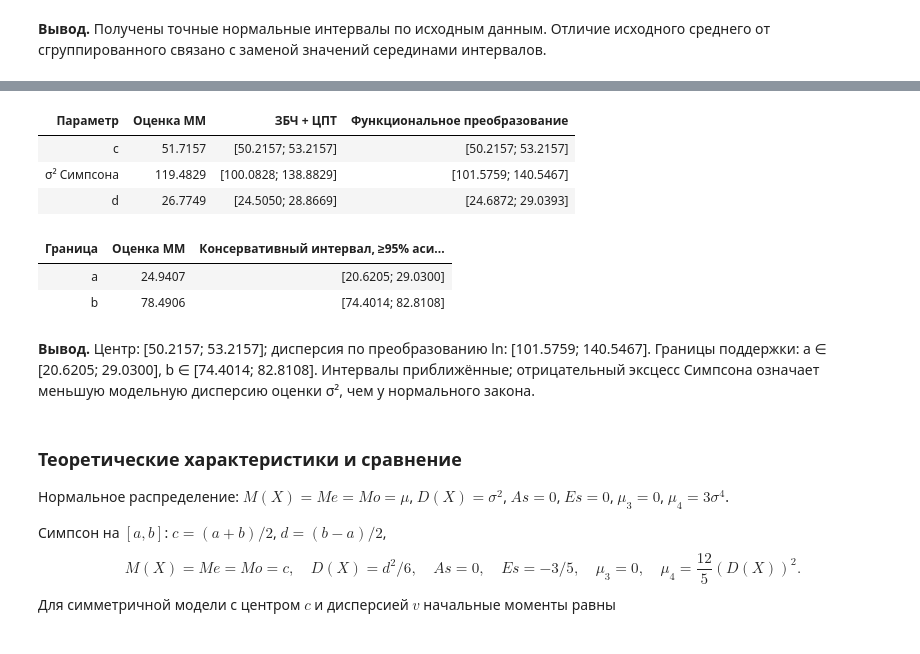
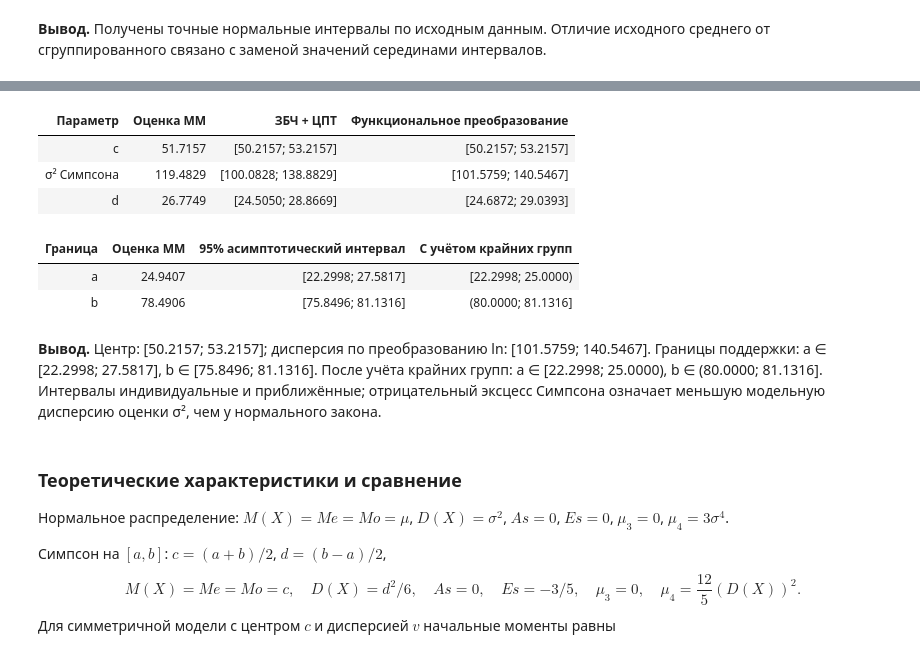
Before and after one commit to Crocron4ik/mathstat_lab1, a Jupyter notebook: mathstat_variant18.ipynb, the cells around one changed output, grey strips where cells are left out. Cells and saved outputs as stored; diff of their text form; code cells hidden in the pictures.

Commit message:
Align confidence interval algorithm with CLT and plug-in derivations

```diff
--- a/mathstat_variant18.ipynb
+++ b/mathstat_variant18.ipynb
@@ -1644,42 +1210,48 @@ $$
 # %%
 shape_variance = 7/5
 se_c_sim = np.sqrt(dB/nB)
 se_var_sim = dB*np.sqrt(shape_variance/nB)
 ci_c_sim = c_sim_mm + np.array([-1, 1])*z*se_c_sim
 ci_var_sim = np.maximum(0, dB + np.array([-1, 1])*z*se_var_sim)
 ci_var_sim_transform = dB*np.exp(np.array([-1, 1])*z*np.sqrt(shape_variance/nB))
 ci_d_sim = np.sqrt(6*ci_var_sim_transform)
-# Прямой перенос совместной области: два интервала уровня 97.5%.
-z_bonf = float(stats.norm.ppf(1-.05/4))
-ci_c_joint = c_sim_mm + np.array([-1, 1])*z_bonf*se_c_sim
-ci_var_joint = dB*np.exp(np.array([-1, 1])*z_bonf*np.sqrt(shape_variance/nB))
-ci_halfwidth_joint = np.sqrt(6*ci_var_joint)
-ci_a_sim = np.array([ci_c_joint[0]-ci_halfwidth_joint[1],
-                     ci_c_joint[1]-ci_halfwidth_joint[0]])
-ci_b_sim = np.array([ci_c_joint[0]+ci_halfwidth_joint[0],
-                     ci_c_joint[1]+ci_halfwidth_joint[1]])
+# ЦПТ для границ: Var(a_hat), Var(b_hat) ~ 3.1*sigma^2/n.
+se_bounds_sim = np.sqrt(3.1*dB/nB)
+ci_a_sim = a_sim_mm + np.array([-1, 1])*z*se_bounds_sim
+ci_b_sim = b_sim_mm + np.array([-1, 1])*z*se_bounds_sim
+# Условия положительной вероятности заполненных крайних групп.
+first_filled = int(np.flatnonzero(fB)[0])
+last_filled = int(np.flatnonzero(fB)[-1])
+a_group_upper = edges[first_filled+1]
+b_group_lower = edges[last_filled]
+ci_a_sim_allowed = np.array([ci_a_sim[0], min(ci_a_sim[1], a_group_upper)])
+ci_b_sim_allowed = np.array([max(ci_b_sim[0], b_group_lower), ci_b_sim[1]])
 table(pd.DataFrame({"Параметр": ["c", "σ² Симпсона", "d"],
                     "Оценка ММ": [c_sim_mm, dB, d_sim_mm],
                     "ЗБЧ + ЦПТ": [interval_text(ci_c_sim), interval_text(ci_var_sim),
                                    interval_text(np.sqrt(6*ci_var_sim))],
                     "Функциональное преобразование": [interval_text(ci_c_sim),
                         interval_text(ci_var_sim_transform), interval_text(ci_d_sim)]}))
 table(pd.DataFrame({"Граница": ["a", "b"], "Оценка ММ": [a_sim_mm, b_sim_mm],
-                    "Консервативный интервал, ≥95% асимптотически":
-                    [interval_text(ci_a_sim), interval_text(ci_b_sim)]}))
+                    "95% асимптотический интервал": [interval_text(ci_a_sim), interval_text(ci_b_sim)],
+                    "С учётом крайних групп": [interval_text(ci_a_sim_allowed, domain_upper=a_group_upper),
+                        interval_text(ci_b_sim_allowed, domain_lower=b_group_lower)]}))
 note(f"**Вывод.** Центр: {interval_text(ci_c_sim)}; дисперсия по преобразованию ln: "
      f"{interval_text(ci_var_sim_transform)}. Границы поддержки: a ∈ {interval_text(ci_a_sim)}, "
-     f"b ∈ {interval_text(ci_b_sim)}. Интервалы приближённые; отрицательный эксцесс Симпсона "
+     f"b ∈ {interval_text(ci_b_sim)}. После учёта крайних групп: "
+     f"a ∈ {interval_text(ci_a_sim_allowed, domain_upper=a_group_upper)}, "
+     f"b ∈ {interval_text(ci_b_sim_allowed, domain_lower=b_group_lower)}. "
+     "Интервалы индивидуальные и приближённые; отрицательный эксцесс Симпсона "
      "означает меньшую модельную дисперсию оценки σ², чем у нормального закона.")
 # %% [output]
 | Параметр | Оценка ММ | ЗБЧ + ЦПТ | Функциональное преобразование |
 | c | 51.7157 | [50.2157; 53.2157] | [50.2157; 53.2157] |
 | σ² Симпсона | 119.4829 | [100.0828; 138.8829] | [101.5759; 140.5467] |
 | d | 26.7749 | [24.5050; 28.8669] | [24.6872; 29.0393] |
-| Граница | Оценка ММ | Консервативный интервал, ≥95% аси... |
-| a | 24.9407 | [20.6205; 29.0300] |
-| b | 78.4906 | [74.4014; 82.8108] |
+| Граница | Оценка ММ | 95% асимптотический интервал | С учётом крайних групп |
+| a | 24.9407 | [22.2998; 27.5817] | [22.2998; 25.0000) |
+| b | 78.4906 | [75.8496; 81.1316] | (80.0000; 81.1316] |
-**Вывод.** Центр: [50.2157; 53.2157]; дисперсия по преобразованию ln: [101.5759; 140.5467]. Границы поддержки: a ∈ [20.6205; 29.0300], b ∈ [74.4014; 82.8108]. Интервалы приближённые; отрицательный эксцесс Симпсона означает меньшую модельную дисперсию оценки σ², чем у нормального закона.
+**Вывод.** Центр: [50.2157; 53.2157]; дисперсия по преобразованию ln: [101.5759; 140.5467]. Границы поддержки: a ∈ [22.2998; 27.5817], b ∈ [75.8496; 81.1316]. После учёта крайних групп: a ∈ [22.2998; 25.0000), b ∈ (80.0000; 81.1316]. Интервалы индивидуальные и приближённые; отрицательный эксцесс Симпсона означает меньшую модельную дисперсию оценки σ², чем у нормального закона.
 # %% [markdown]
 ### Теоретические характеристики и сравнение
 
```
Also changed, not shown: parts of 7 cells of this notebook.
